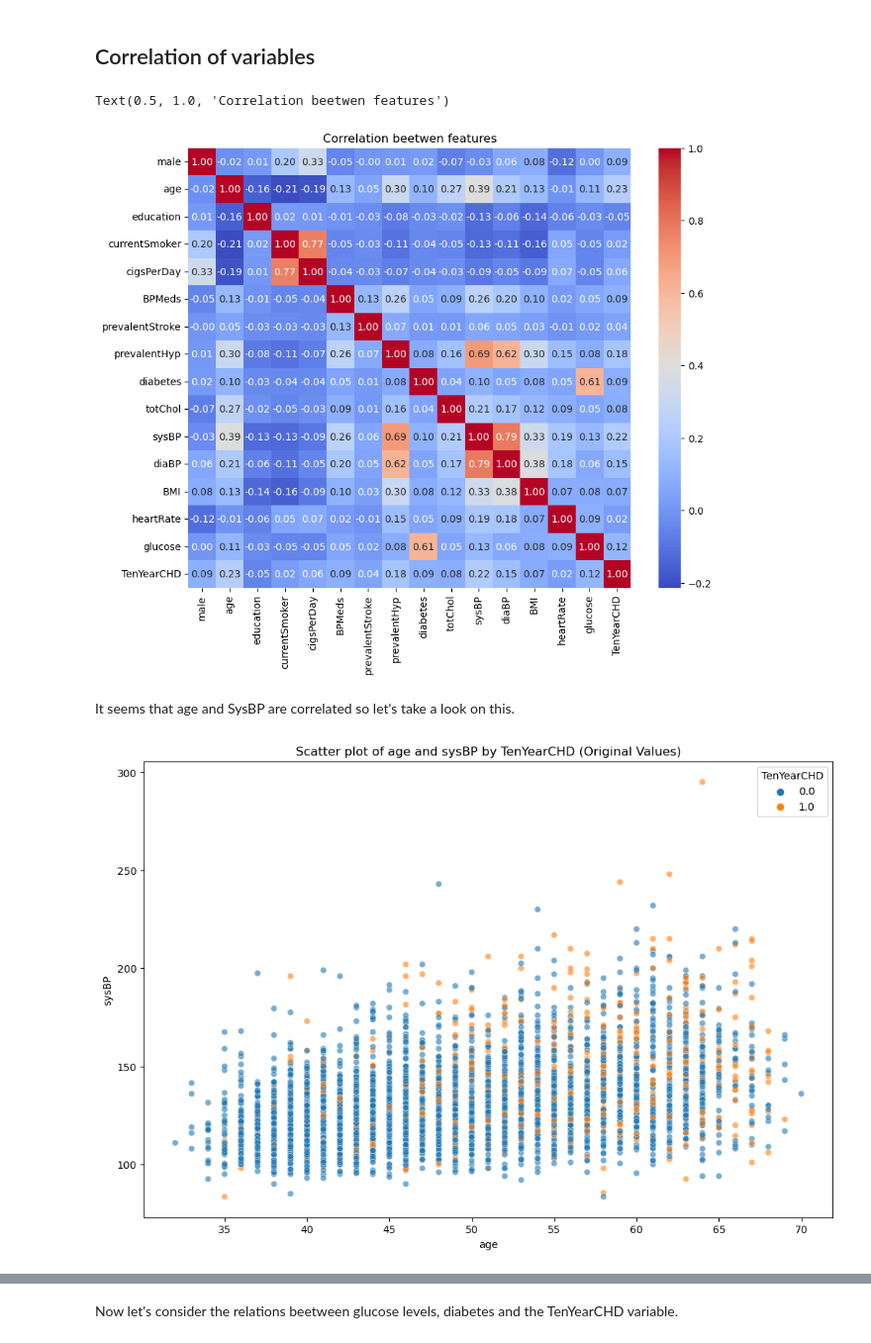
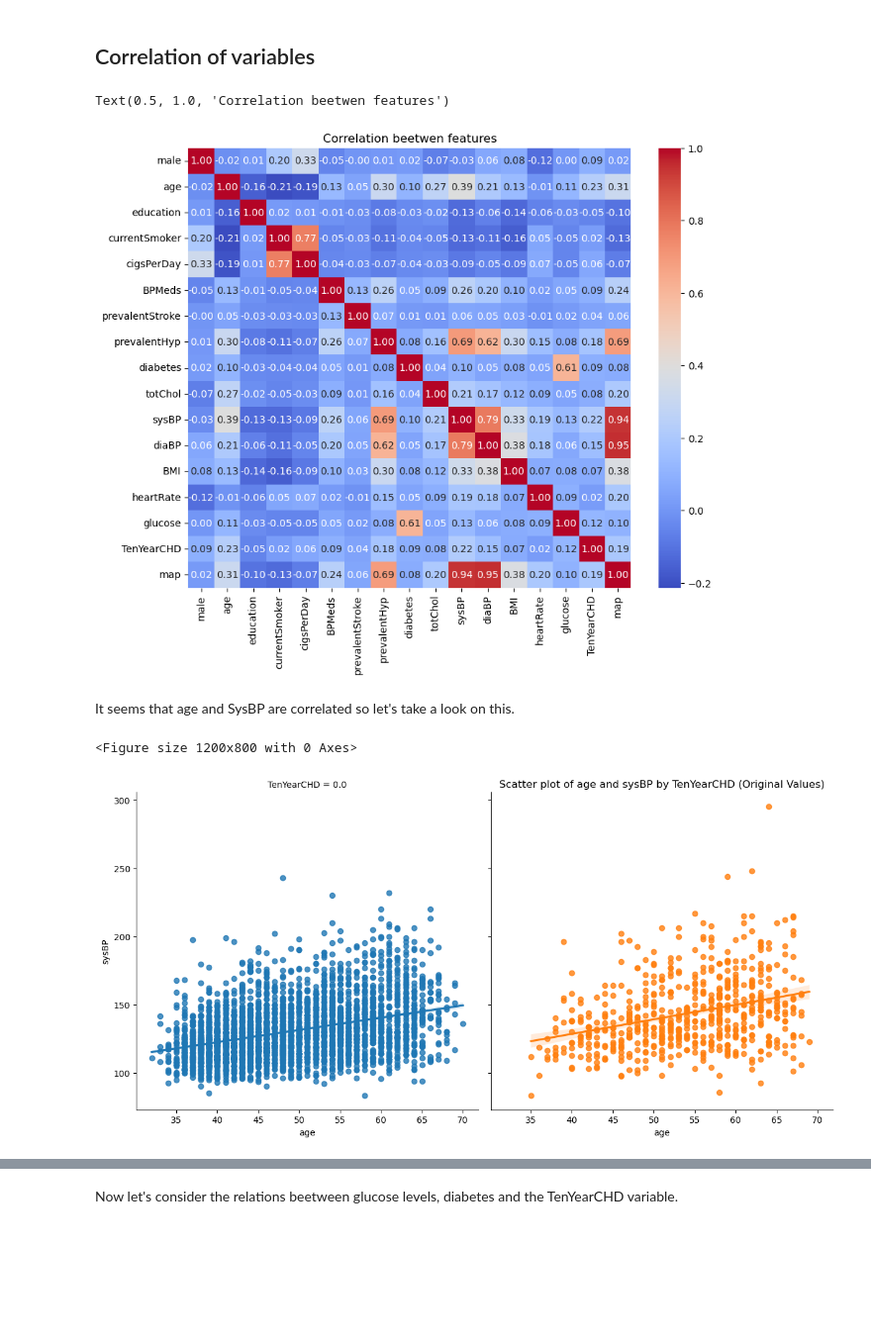
Before and after one commit to Fermazate/Heart-Disease-Prediction, a Jupyter notebook: notebooks/02_post_data_exploration.ipynb, the cells around one changed output, grey strips where cells are left out. Shown at 99% size. Saved outputs shown, nothing was run; the diff lists cells and outputs as text; code cells hidden in the pictures; blank space fills up the shorter version.

```diff
--- a/notebooks/02_post_data_exploration.ipynb
+++ b/notebooks/02_post_data_exploration.ipynb
@@ -12,7 +12,7 @@ import warnings
 
 warnings.filterwarnings('ignore')
 # %%
-df = pd.read_csv('../data/processed/nonait.csv')
+df = pd.read_csv('../data/interim/newfeat.csv')
 # %%
 df.head()
 # %% [output]
@@ -22,3 +22,6 @@ df.head()
 | 2 | 1.0 | 48.0 | 1.0 | 1.0 | 20.0 | 0.0 | 0.0 | 0.0 | ... |
 | 3 | 0.0 | 61.0 | 3.0 | 1.0 | 30.0 | 0.0 | 0.0 | 1.0 | ... |
 | 4 | 0.0 | 46.0 | 3.0 | 1.0 | 23.0 | 0.0 | 0.0 | 0.0 | ... |
+# %%
+df.drop('Unnamed: 0', axis=1, inplace=True)
+df.describe()
@@ -83,14 +96,15 @@ sns.heatmap(correlation,annot=True,fmt='.2f',cmap='coolwarm')
 plt.title('Correlation beetwen features')
 # %% [output]
 Text(0.5, 1.0, 'Correlation beetwen features')
-[figure, old version]
+[figure, new version]
 # %% [markdown]
 It seems that age and SysBP are correlated so let's take a look on this.
 # %%
 plt.figure(figsize=(12,8))
-sns.scatterplot(data=df,x='age',y='sysBP',hue='TenYearCHD',alpha=0.6)
+sns.lmplot(data=df,x='age',y='sysBP',hue='TenYearCHD',col='TenYearCHD',height=6)
 plt.title('Scatter plot of age and sysBP by TenYearCHD (Original Values)')
 plt.show()
 # %% [output]
+<Figure size 1200x800 with 0 Axes>
-[figure, old version]
+[figure, new version]
 # %% [markdown]
```
Also changed, not shown: parts of 8 cells of this notebook, 4 other files.
